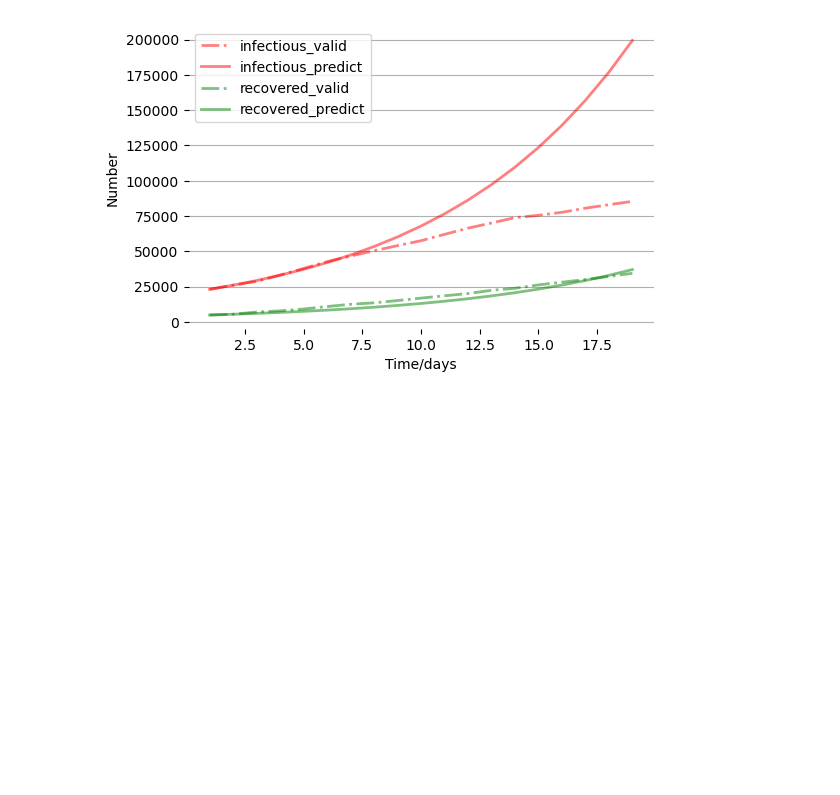
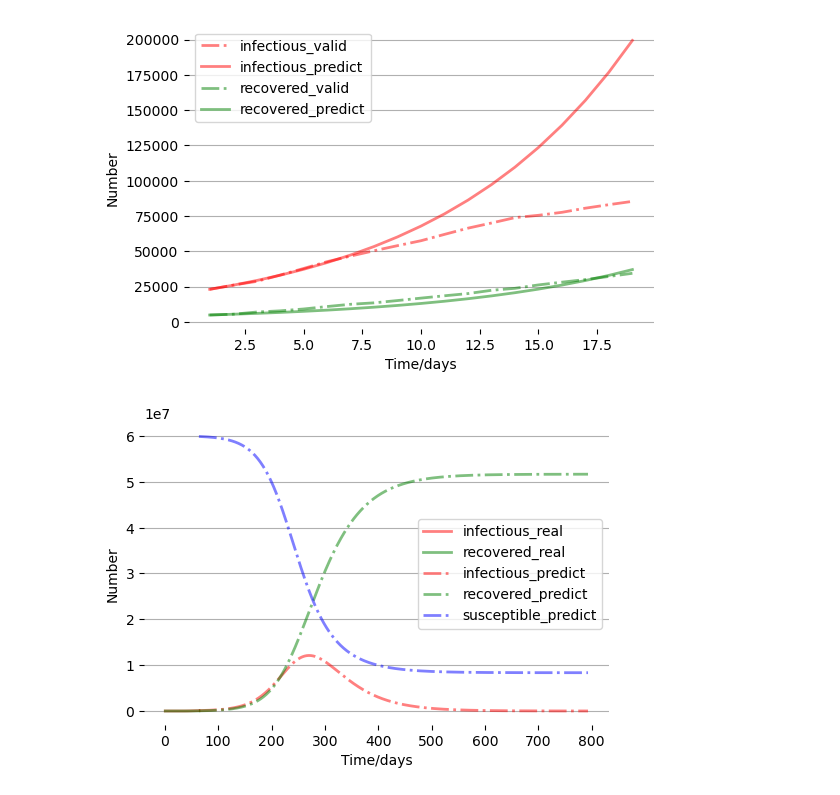
Before and after one commit to 1186141415/COVID-19, a Jupyter notebook: forth.ipynb, the cells around one changed output. Drawn from its saved outputs; the diff is of its cells as text; code cells hidden in the pictures; blank space fills up the shorter version.

```diff
--- a/forth.ipynb
+++ b/forth.ipynb
@@ -356,3 +356,61 @@ ax.grid(axis='y')
 plt.box(False)
 # %% [output]
 [figure]
+# %%
+#疫情发展趋势预测
+# 截取3月31日至4月3日之间的意大利疫情数据
+italy_train = italy.set_index('date').loc['2020-03-31':'2020-04-03']
+# 确定训练集每天的感染者人数
+infectious_train = italy_train['total_confirm'] - italy_train['total_heal'] - italy_train['total_dead']
+# 与建立SIR模型时相类似，这里我们也选取每天的康复者和死亡者作为SIR模型的恢复者
+recovered_train = italy_train['total_heal'] + italy_train['total_dead']
+
+N = 60000000
+I0 = 77635
+R0 = 28157
+y0 = get_init_data(N, I0, R0)
+
+# 建立模型，设定beta gamma初始值，优化方法
+new_model = SIRModel(0.0001, 0.0001, 'L-BFGS-B')
+
+# 训练模型，输入参数：初始值，训练集
+new_model.fit(y0, infectious_train,recovered_train)
+
+# 输出估计最优参数
+best_params = new_model.get_optimal_params()
+
+#训练完成
+#########################
+#最后我们预测从4月4日至未来两年的疫情
+N = 60000000
+I0 = 85388
+R0 = 34439
+y0_test = get_init_data(N, I0, R0)
+
+# 进行预测
+predict_result = new_model.predict(y0_test,730)
+infectious_real = italy['total_confirm'] - italy['total_heal'] - italy['total_dead']
+recovered_real = italy['total_heal'] + italy['total_dead']
+t = np.linspace(1,len(infectious_real),len(infectious_real))
+tpredict = np.linspace(64,793,730)
+
+fig = plt.figure(facecolor='w',dpi=100)
+ax = fig.add_subplot(111)
+# 绘制真实的I曲线与真实的R曲线
+ax.plot(t, infectious_real, 'r', alpha=0.5, lw=2, label='infectious_real')
+ax.plot(t, recovered_real, 'g', alpha=0.5, lw=2, label='recovered_real')
+# 绘制预测的I曲线、R曲线与S曲线
+ax.plot(tpredict, predict_result[:,1], 'r-.', alpha=0.5, lw=2, label='infectious_predict')
+ax.plot(tpredict, predict_result[:,2], 'g-.', alpha=0.5, lw=2, label='recovered_predict')
+ax.plot(tpredict, predict_result[:,0], 'b-.', alpha=0.5, lw=2, label='susceptible_predict')
+
+
+# 设置横纵坐标轴
+ax.set_xlabel('Time/days')
+ax.set_ylabel('Number')
+# 添加图例
+legend = ax.legend()
+ax.grid(axis='y')
+plt.box(False)
+# %% [output]
+[figure, added]
```
Also changed, not shown: 1 other file.
